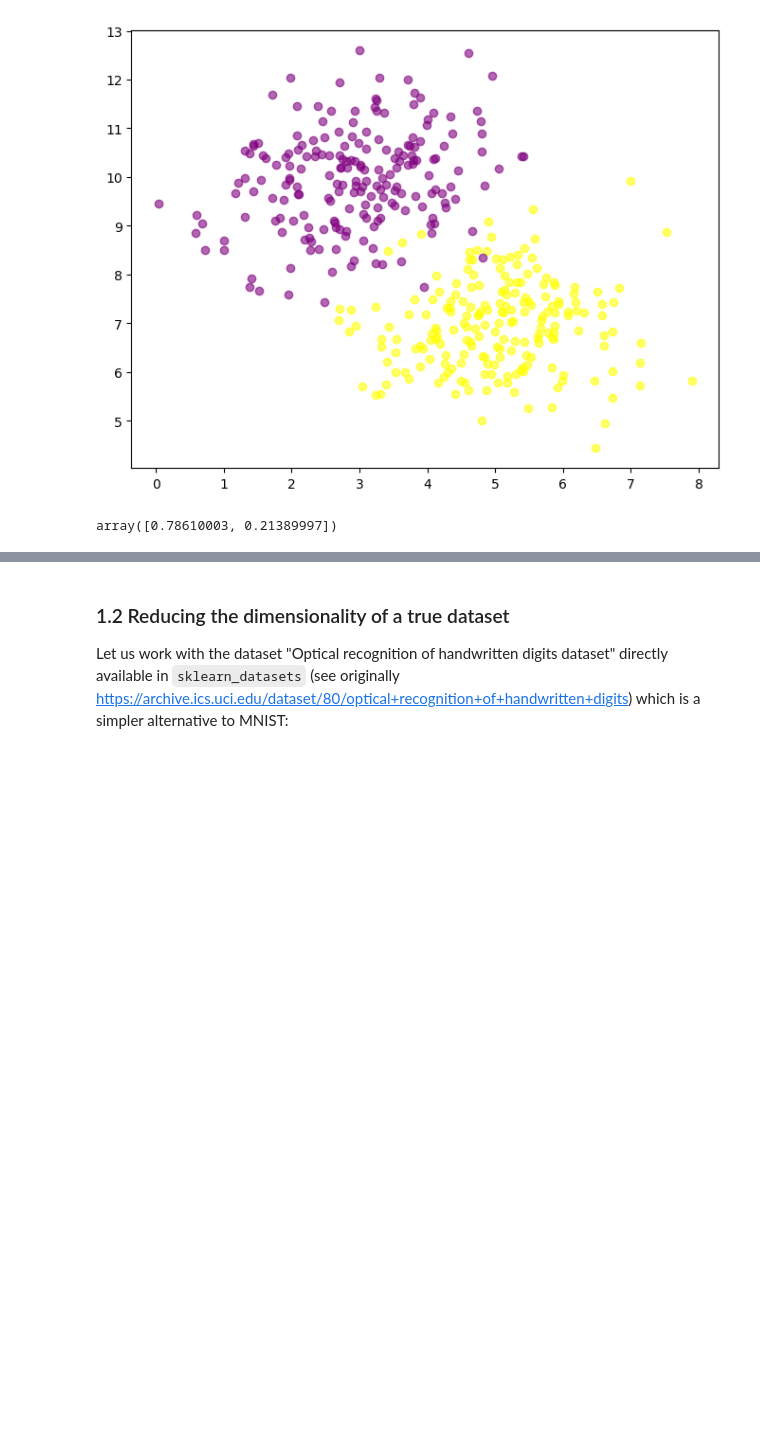
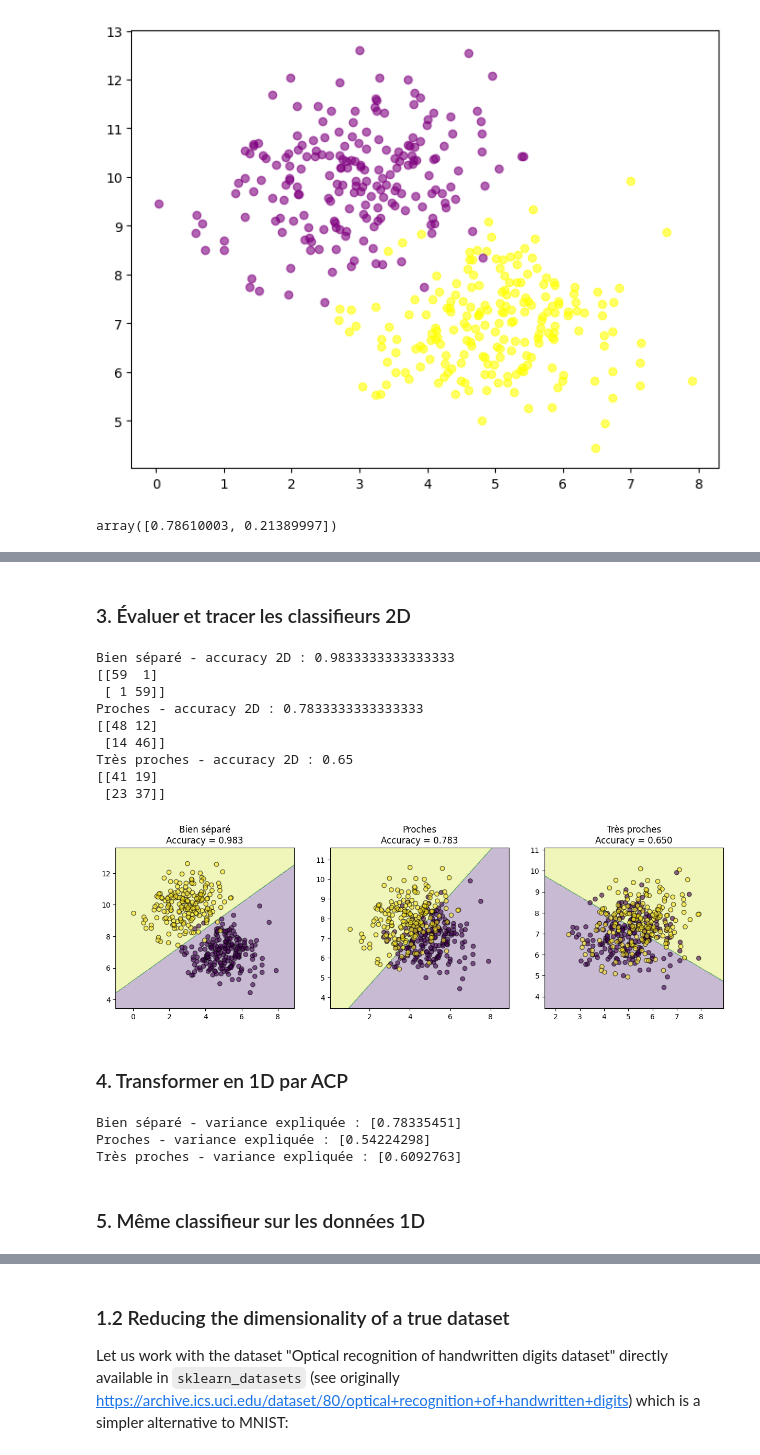
Before and after one commit to ismailab2/PROJET_AAA, a Jupyter notebook: DMFacultatif/Ffiche_datasets_AAA.ipynb, the cells around one changed output, grey strips where cells are left out. Saved outputs shown, nothing was run; the diff lists cells and outputs as text; code cells hidden in the pictures; blank space fills up the shorter version.

```diff
--- a/DMFacultatif/Ffiche_datasets_AAA.ipynb
+++ b/DMFacultatif/Ffiche_datasets_AAA.ipynb
@@ -64,0 +103,45 @@ array([0.78610003, 0.21389997])
+# %% [markdown]
+### 3. Évaluer et tracer les classifieurs 2D
+# %%
+fig, axes = plt.subplots(1, 3, figsize=(15, 4))
+for ax, (name, d) in zip(axes, datasets.items()):
+    clf = d["clf_2d"]
+    d["acc_2d"] = accuracy_score(d["Y_te"], clf.predict(d["X_te"]))
+    print(name, "- accuracy 2D :", d["acc_2d"])
+    print(confusion_matrix(d["Y_te"], clf.predict(d["X_te"])))
+
+    # Frontière de décision
+    x_min, x_max = d["X"][:, 0].min() - 1, d["X"][:, 0].max() + 1
+    y_min, y_max = d["X"][:, 1].min() - 1, d["X"][:, 1].max() + 1
+    xx, yy = np.meshgrid(np.linspace(x_min, x_max, 300), np.linspace(y_min, y_max, 300))
+    Z = clf.predict(np.c_[xx.ravel(), yy.ravel()]).reshape(xx.shape)
+    ax.contourf(xx, yy, Z, alpha=0.3, cmap='viridis')
+    ax.scatter(d["X"][:, 0], d["X"][:, 1], c=d["Y"], cmap='viridis', edgecolor='k', alpha=0.6)
+    ax.set_title(f"{name}\nAccuracy = {d['acc_2d']:.3f}")
+plt.show()
+# %% [output]
+Bien séparé - accuracy 2D : 0.9833333333333333
+[[59  1]
+ [ 1 59]]
+Proches - accuracy 2D : 0.7833333333333333
+[[48 12]
+ [14 46]]
+Très proches - accuracy 2D : 0.65
+[[41 19]
+ [23 37]]
+[figure, added]
+# %% [markdown]
+### 4. Transformer en 1D par ACP
+# %%
+for name, d in datasets.items():
+    pca = PCA(n_components=1)                    # 1 seule composante
+    d["Z_tr"] = pca.fit_transform(d["X_tr"])     # on apprend l'ACP sur le train
+    d["Z_te"] = pca.transform(d["X_te"])         # et on l'applique au test
+    d["pca"] = pca
+    print(name, "- variance expliquée :", pca.explained_variance_ratio_)
+# %% [output]
+Bien séparé - variance expliquée : [0.78335451]
+Proches - variance expliquée : [0.54224298]
+Très proches - variance expliquée : [0.6092763]
+# %% [markdown]
+### 5. Même classifieur sur les données 1D
```
Also changed, not shown: parts of 24 cells of this notebook.
